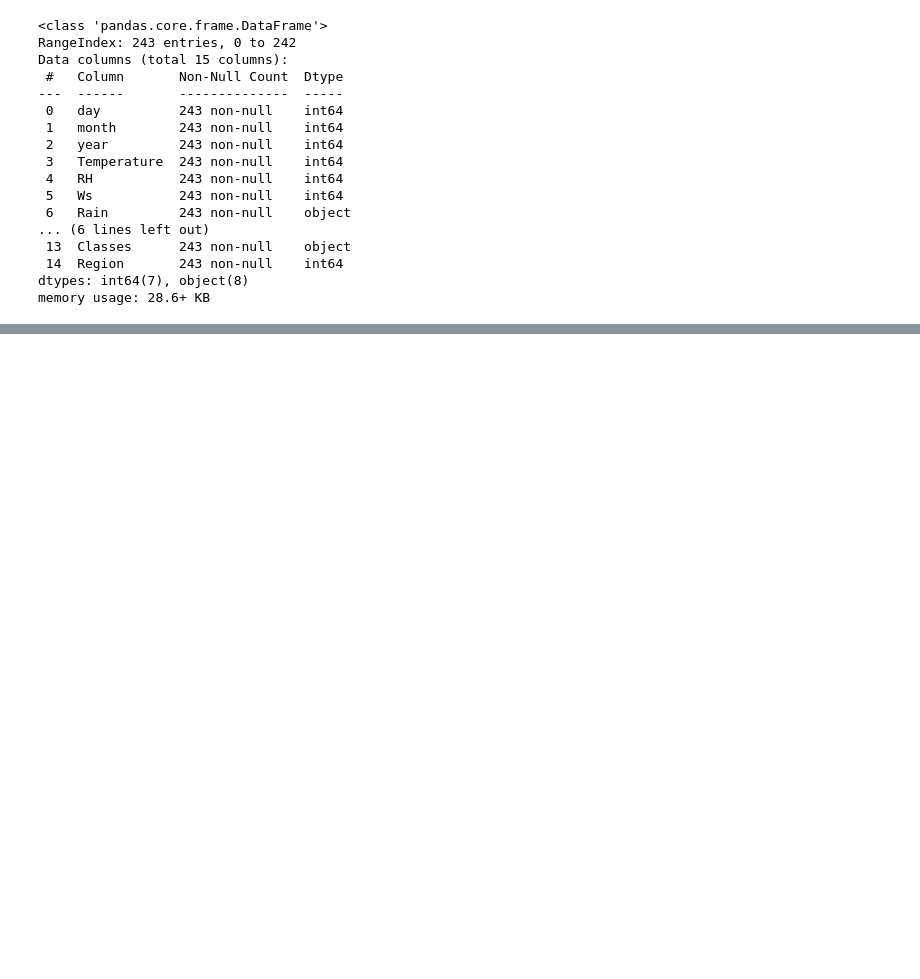
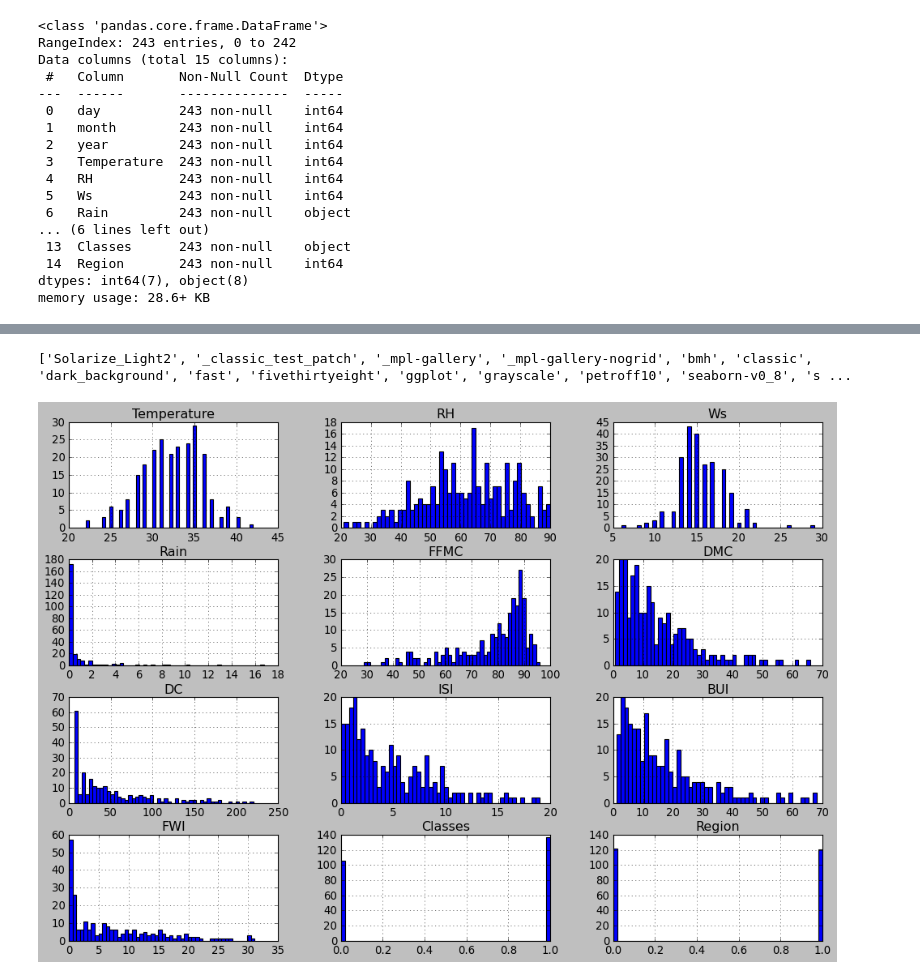
Before and after one commit to broly18814/my-codes, a Jupyter notebook: Ridge,lassoregression.ipynb, the cells around one changed output, grey strips where cells are left out. Cells and saved outputs as stored; diff of their text form; code cells hidden in the pictures; blank space fills up the shorter version.

```diff
--- a/Ridge,lassoregression.ipynb
+++ b/Ridge,lassoregression.ipynb
@@ -202,3 +210,11 @@ Data columns (total 15 columns):
  14  Region       243 non-null    int64
 dtypes: int64(7), object(8)
 memory usage: 28.6+ KB
+# %%
+# changing other columns to float data type
+#[features for features in df.columns if df[features].dtype == 'O']
+# explanation for above line: list comprehension to get all features which are of object data type
+for features in df.columns:
+    if df[features].dtype == 'O' and features != 'Classes':
+        df[features] = df[features].astype(float)
+df.info()
@@ -204,0 +251,4 @@ memory usage: 28.6+ KB
+# %%
+# Exploratory Data Analysis
+df1 = df.drop(columns=['day', 'month', 'year'], axis=1)
+df1.head()
@@ -204,0 +262,4 @@ memory usage: 28.6+ KB
+# %%
+# encoding categorical features
+df1['Classes'] = np.where(df1['Classes'].str.contains('not fire'), 0, 1)
+df1.head()
@@ -204,0 +273,9 @@ memory usage: 28.6+ KB
+# %%
+# density plot for all features
+print(plt.style.available)
+plt.style.use('classic')
+df1.hist(bins=50, figsize=(15,10))
+plt.show()
+# %% [output]
+['Solarize_Light2', '_classic_test_patch', '_mpl-gallery', '_mpl-gallery-nogrid', 'bmh', 'classic', 'dark_background', 'fast', 'fivethirtyeight', 'ggplot', 'grayscale', 'petroff10', 'seaborn-v0_8', 's ...
+[figure, added]
```
Also changed, not shown: parts of 11 cells of this notebook, 2 other files.
